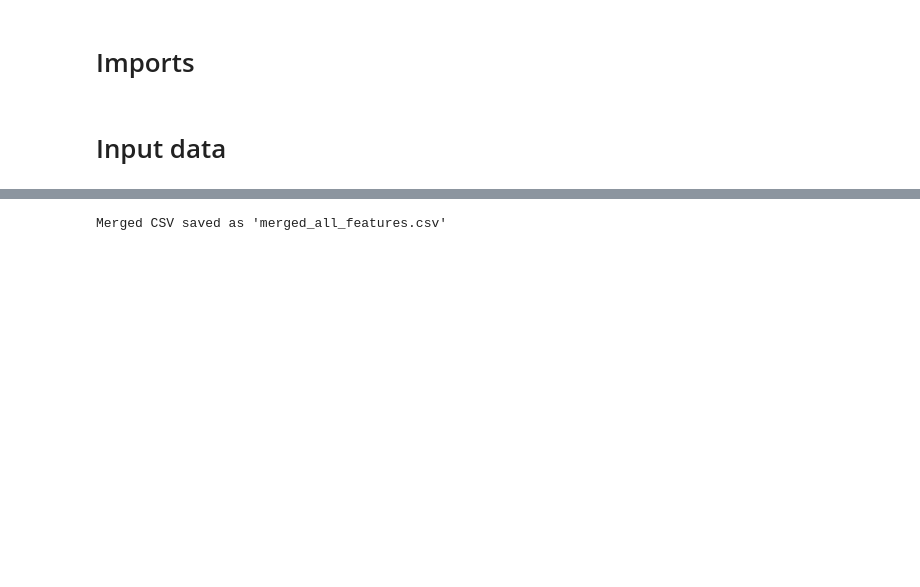
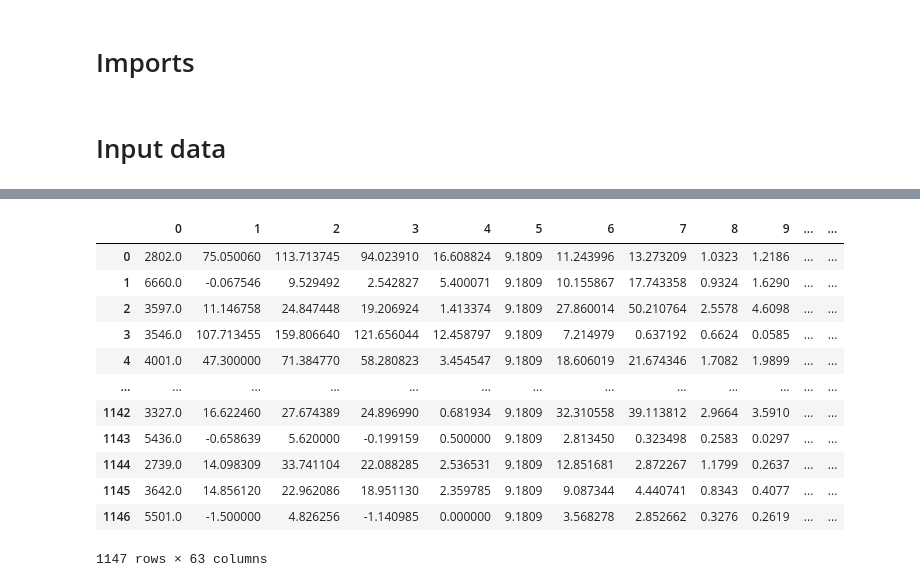
Before and after one commit to VienJou/Flood-height-prediction, a Jupyter notebook: Data_Joining.ipynb, the cells around one changed output, grey strips where cells are left out. Saved outputs shown, nothing was run; the diff lists cells and outputs as text; code cells hidden in the pictures; blank space fills up the shorter version.

```diff
--- a/Data_Joining.ipynb
+++ b/Data_Joining.ipynb
@@ -75,7 +105,8 @@ combined_features
 # %%
 import numpy as np
+from datetime import datetime, date
 # Convert to datetime format
-combined_features['peak_date'] = pd.to_datetime(df['peak_date'])
+combined_features['peak_date'] = pd.to_datetime(combined_features['peak_date'])
 
 combined_features['year'] = combined_features['peak_date'].dt.year
 combined_features['month'] = combined_features['peak_date'].dt.month
@@ -87,3 +118,12 @@ combined_features
 combined_features['month_sin'] = np.sin(2* np.pi * combined_features['month']/12)
 combined_features['day_sin'] = np.sin(2* np.pi * combined_features['day']/31)
 combined_features['hour_sin'] = np.sin(2* np.pi * combined_features['hour']/24)
+
+combined_features=combined_features.drop(columns={'month', 'day', 'hour','peak_date', 'S1_Date', 'peak_date_file2', 'peak_date_file3', 'S1_Date_file5'})
+
+combined_features = combined_features.select_dtypes(exclude=['datetime64'])
+# %%
+from sklearn.impute import KNNImputer
+import numpy as np
+imputer = KNNImputer(n_neighbors=3)
+df_imputed = imputer.fit_transform(combined_features)
@@ -90,11 +138,34 @@ combined_features['hour_sin'] = np.sin(2* np.pi * combined_features['hour']/24)
 # %%
-# combined_features.isna().sum()
-df = combined_features.dropna(axis=0, how='any', inplace=False)
-df.isna().sum()
-# # df['month_sin'].unique()
-# df['day_sin'].unique()
-# # df['hour_sin'].unique()
-df.to_csv('data/combined_features.csv', index=False)
-print("Merged CSV saved as 'merged_all_features.csv'")
+# # combined_features.isna().sum()
+# df = combined_features.dropna(axis=0, how='any', inplace=False)
+# df.isna().sum()
+# # # df['month_sin'].unique()
+# # df['day_sin'].unique()
+# # # df['hour_sin'].unique()
+#
+# #dropping the -ve target
+# # Drop rows where HWM column is negative
+# # df = df[df['HWMdepth_m'] >= 0]
+# df=df.drop(columns={'month', 'day', 'hour'})
+#
+# df.to_csv('data/combined_features.csv', index=False)
+# print("Merged CSV saved as 'merged_all_features.csv'")
-# %% [output]
-Merged CSV saved as 'merged_all_features.csv'
+# %%
+# df.drop(columns=['Unnamed: 0'], inplace=True)
+df_combined = pd.DataFrame(df_imputed)
+df_combined.to_csv(os.path.join(folder_path, 'combined_features.csv'), index=False)
+df_combined
+# %% [output]
+|  | 0 | 1 | 2 | 3 | 4 | 5 | 6 | 7 | 8 | 9 | ... | ... |
+| 0 | 2802.0 | 75.050060 | 113.713745 | 94.023910 | 16.608824 | 9.1809 | 11.243996 | 13.273209 | 1.0323 | 1.2186 | ... | ... |
+| 1 | 6660.0 | -0.067546 | 9.529492 | 2.542827 | 5.400071 | 9.1809 | 10.155867 | 17.743358 | 0.9324 | 1.6290 | ... | ... |
+| 2 | 3597.0 | 11.146758 | 24.847448 | 19.206924 | 1.413374 | 9.1809 | 27.860014 | 50.210764 | 2.5578 | 4.6098 | ... | ... |
+| 3 | 3546.0 | 107.713455 | 159.806640 | 121.656044 | 12.458797 | 9.1809 | 7.214979 | 0.637192 | 0.6624 | 0.0585 | ... | ... |
+| 4 | 4001.0 | 47.300000 | 71.384770 | 58.280823 | 3.454547 | 9.1809 | 18.606019 | 21.674346 | 1.7082 | 1.9899 | ... | ... |
+| ... | ... | ... | ... | ... | ... | ... | ... | ... | ... | ... | ... | ... |
+| 1142 | 3327.0 | 16.622460 | 27.674389 | 24.896990 | 0.681934 | 9.1809 | 32.310558 | 39.113812 | 2.9664 | 3.5910 | ... | ... |
+| 1143 | 5436.0 | -0.658639 | 5.620000 | -0.199159 | 0.500000 | 9.1809 | 2.813450 | 0.323498 | 0.2583 | 0.0297 | ... | ... |
+| 1144 | 2739.0 | 14.098309 | 33.741104 | 22.088285 | 2.536531 | 9.1809 | 12.851681 | 2.872267 | 1.1799 | 0.2637 | ... | ... |
+| 1145 | 3642.0 | 14.856120 | 22.962086 | 18.951130 | 2.359785 | 9.1809 | 9.087344 | 4.440741 | 0.8343 | 0.4077 | ... | ... |
+| 1146 | 5501.0 | -1.500000 | 4.826256 | -1.140985 | 0.000000 | 9.1809 | 3.568278 | 2.852662 | 0.3276 | 0.2619 | ... | ... |
+1147 rows × 63 columns
```
Also changed, not shown: parts of 9 cells of this notebook.
